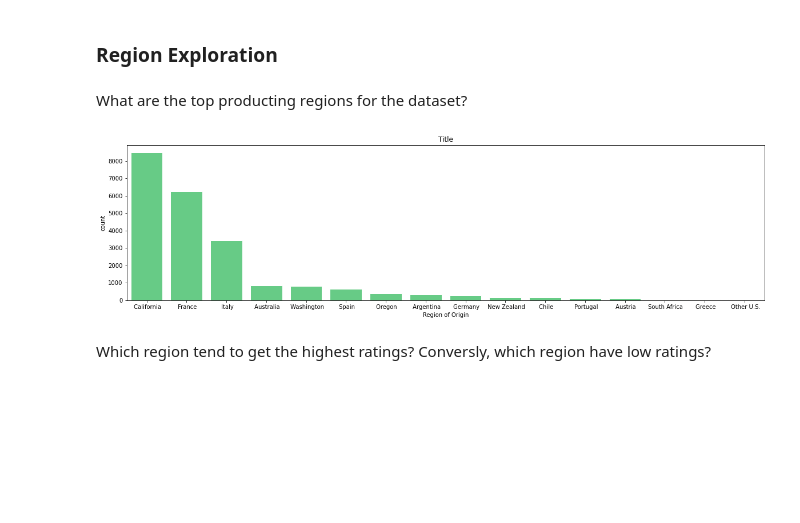
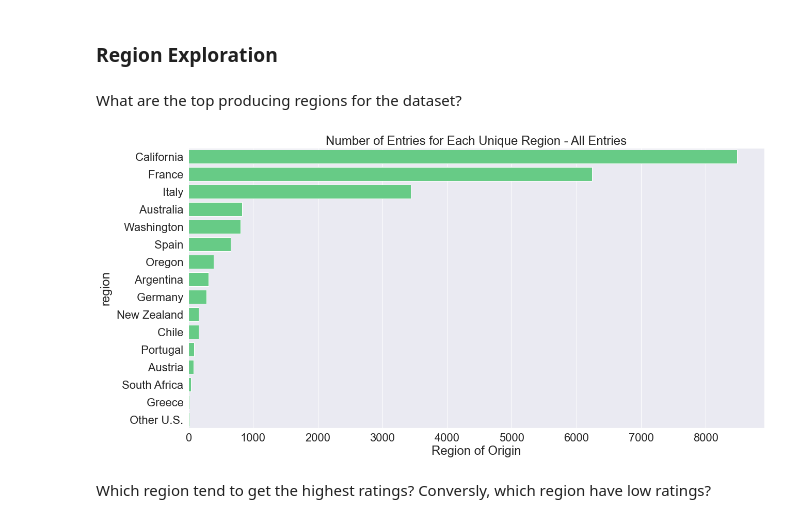
Before and after one commit to cbroomhead/webscraping_wine_project, a Jupyter notebook: wine_scraped_explore.ipynb, the cells around one changed output. Cells and saved outputs as stored; diff of their text form; code cells hidden in the pictures; blank space fills up the shorter version.

```diff
--- a/wine_scraped_explore.ipynb
+++ b/wine_scraped_explore.ipynb
@@ -89,13 +90,14 @@ sb.barplot(data=years, x="year", y="price");
 # %% [markdown]
 ### Region Exploration
 # %% [markdown]
-What are the top producting regions for the dataset?
+What are the top producing regions for the dataset?
 # %%
-# standard-scaled plot of rates capacity
-plt.figure(figsize = [20, 5])
-plt.title("Title")
-sb.countplot(data= master, x='region', color=green, edgecolor='white', order = master['region'].value_counts().index).set( xlabel = "Region of Origin");
+# standard-scaled plot
+plt.figure(figsize = [20, 10])
+sb.set(font_scale=2)
+plt.title('Number of Entries for Each Unique Region - All Entries');
+sb.countplot(data= master, y='region', color=green, edgecolor='white', order = master['region'].value_counts().index).set( xlabel = "Region of Origin");
 # %% [output]
-[figure, old version]
+[figure, new version]
 # %% [markdown]
 Which region tend to get the highest ratings? Conversly, which region have low ratings?
```
Also changed, not shown: parts of 21 cells of this notebook, 27 other files.
